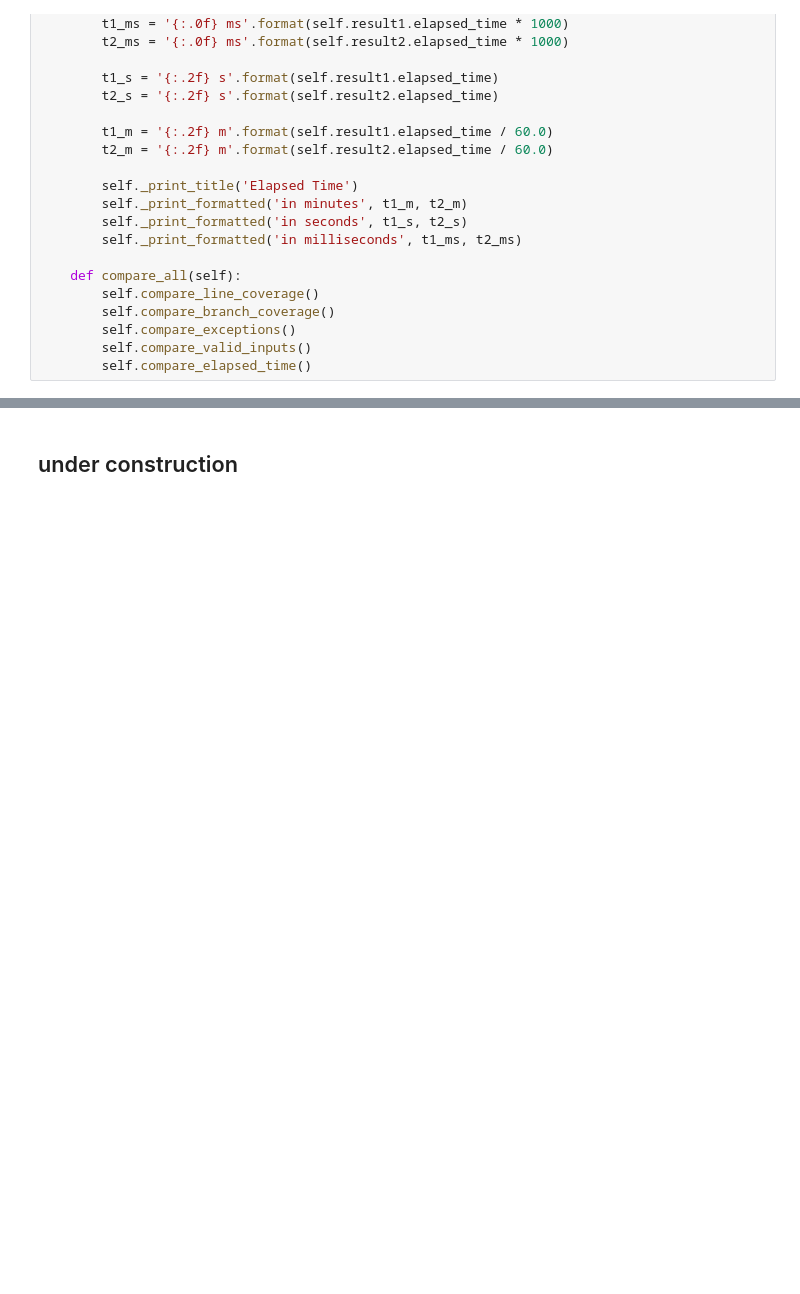
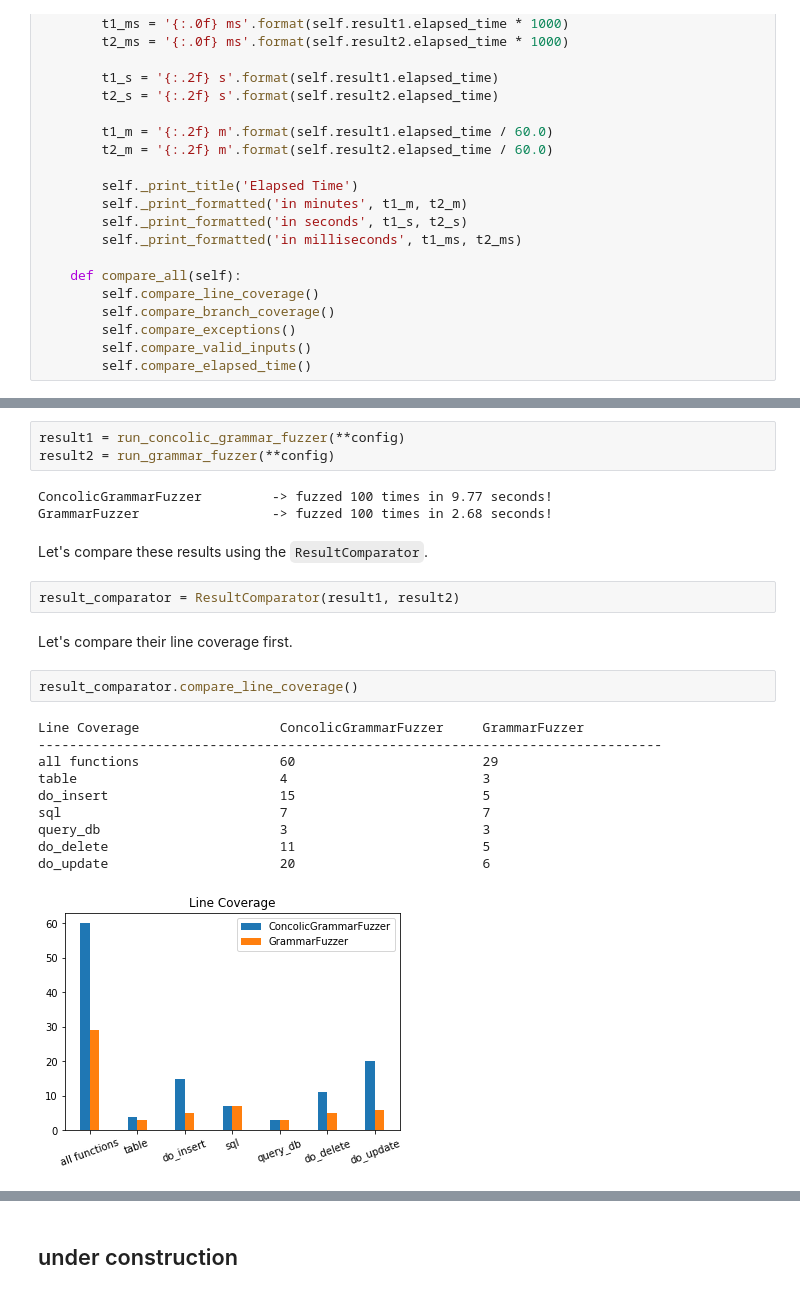
Before and after one commit to morellic/fuzzingbook, a Jupyter notebook: notebooks/Evaluation_ConcolicGrammarFuzzer.ipynb, the cells around one changed output, grey strips where cells are left out. Cells and saved outputs as stored; diff of their text form; blank space fills up the shorter version.

```diff
--- a/notebooks/Evaluation_ConcolicGrammarFuzzer.ipynb
+++ b/notebooks/Evaluation_ConcolicGrammarFuzzer.ipynb
@@ -534,0 +558,25 @@ class ResultComparator:
+# %%
+result1 = run_concolic_grammar_fuzzer(**config)
+result2 = run_grammar_fuzzer(**config)
+# %% [output]
+ConcolicGrammarFuzzer         -> fuzzed 100 times in 9.77 seconds!
+GrammarFuzzer                 -> fuzzed 100 times in 2.68 seconds!
+# %% [markdown]
+Let's compare these results using the `ResultComparator`.
+# %%
+result_comparator = ResultComparator(result1, result2)
+# %% [markdown]
+Let's compare their line coverage first.
+# %%
+result_comparator.compare_line_coverage()
+# %% [output]
+Line Coverage                  ConcolicGrammarFuzzer     GrammarFuzzer
+--------------------------------------------------------------------------------
+all functions                  60                        29
+table                          4                         3
+do_insert                      15                        5
+sql                            7                         7
+query_db                       3                         3
+do_delete                      11                        5
+do_update                      20                        6
+[figure, added]
```
Also changed, not shown: parts of 41 cells of this notebook.
